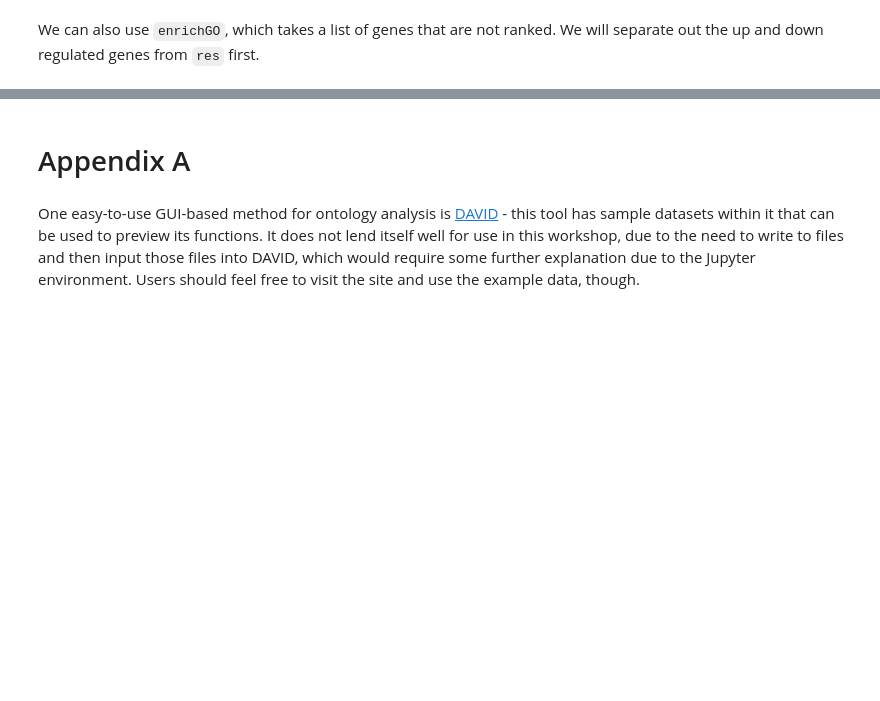
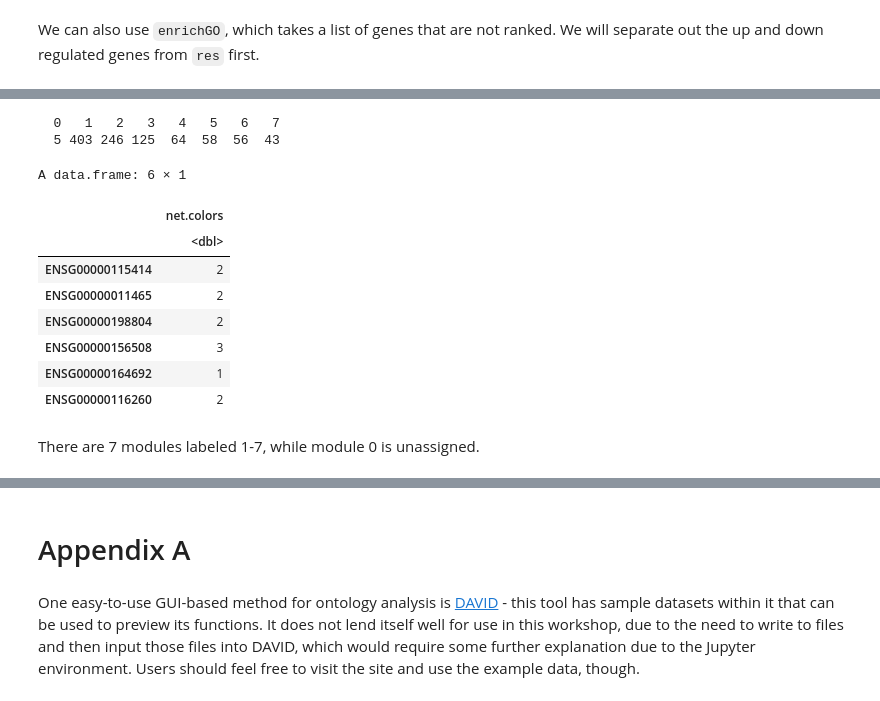
Before and after one commit to compbiocore/DEseq_workshop_2_2021, a Jupyter notebook: deseq_workshop_2.ipynb, the cells around one changed output, grey strips where cells are left out. Saved outputs shown, nothing was run; the diff lists cells and outputs as text; code cells hidden in the pictures; blank space fills up the shorter version.

```diff
--- a/deseq_workshop_2.ipynb
+++ b/deseq_workshop_2.ipynb
@@ -874,0 +787,11 @@ plotDendroAndColors(geneTree,
+# %%
+net <- blockwiseModules(datExpr,
+                        power = 10,
+                        TOMType = "unsigned",
+                        minModuleSize = 30,
+                        reassignThreshold = 0,
+                        mergeCutHeight = 0.25,
+                        numericLabels = TRUE,
+                        pamRespectsDendro = FALSE,
+                        verbose = 3,
+                        randomSeed=42)
@@ -874,0 +821,17 @@ plotDendroAndColors(geneTree,
+# %%
+table(net$colors)
+head(data.frame(net$colors))
+# %% [output]
+  0   1   2   3   4   5   6   7
+  5 403 246 125  64  58  56  43
+A data.frame: 6 × 1
+|  | net.colors |
+|  | <dbl> |
+| ENSG00000115414 | 2 |
+| ENSG00000011465 | 2 |
+| ENSG00000198804 | 2 |
+| ENSG00000156508 | 3 |
+| ENSG00000164692 | 1 |
+| ENSG00000116260 | 2 |
+# %% [markdown]
+There are 7 modules labeled 1-7, while module 0 is unassigned.
```
Also changed, not shown: parts of 58 cells of this notebook.
